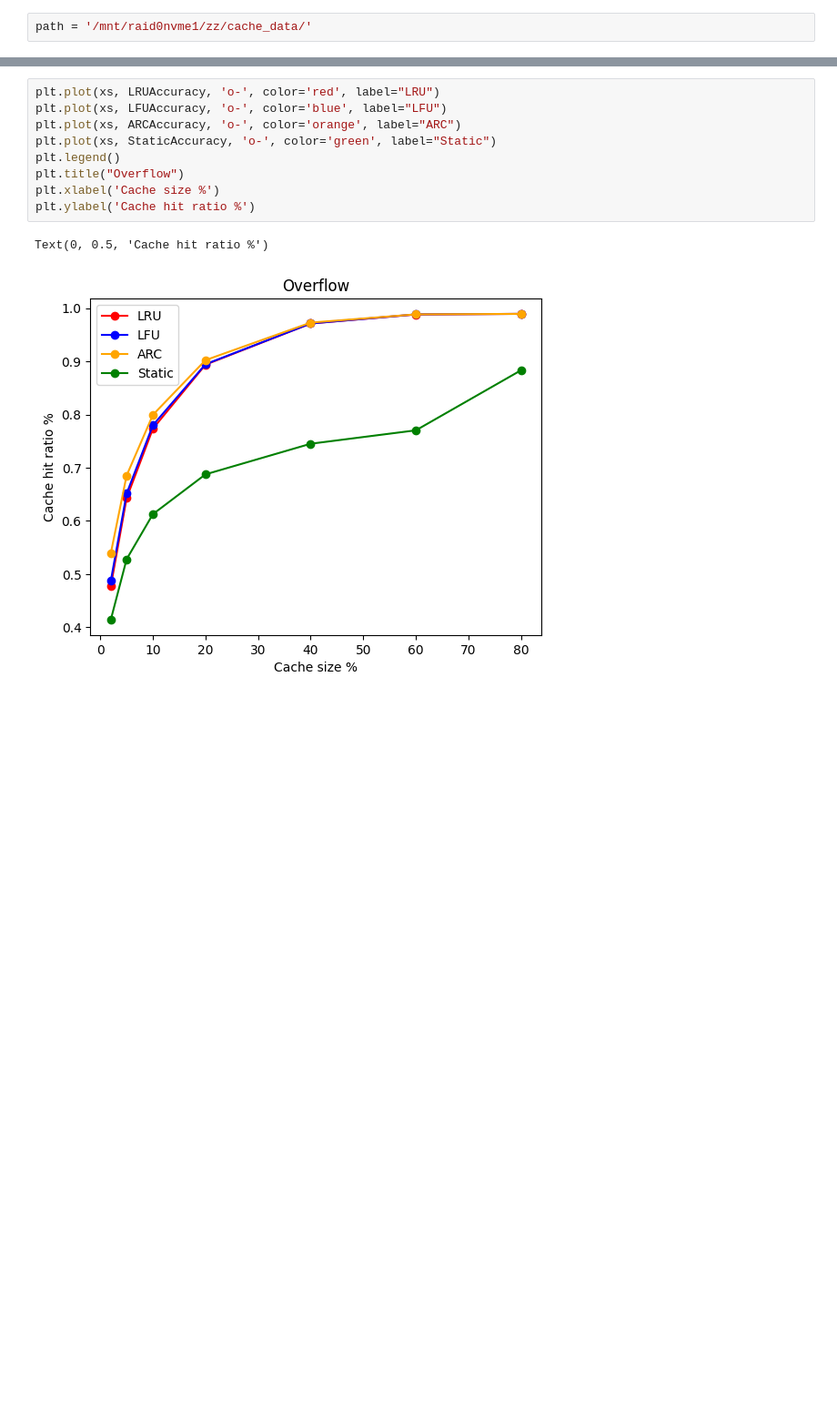
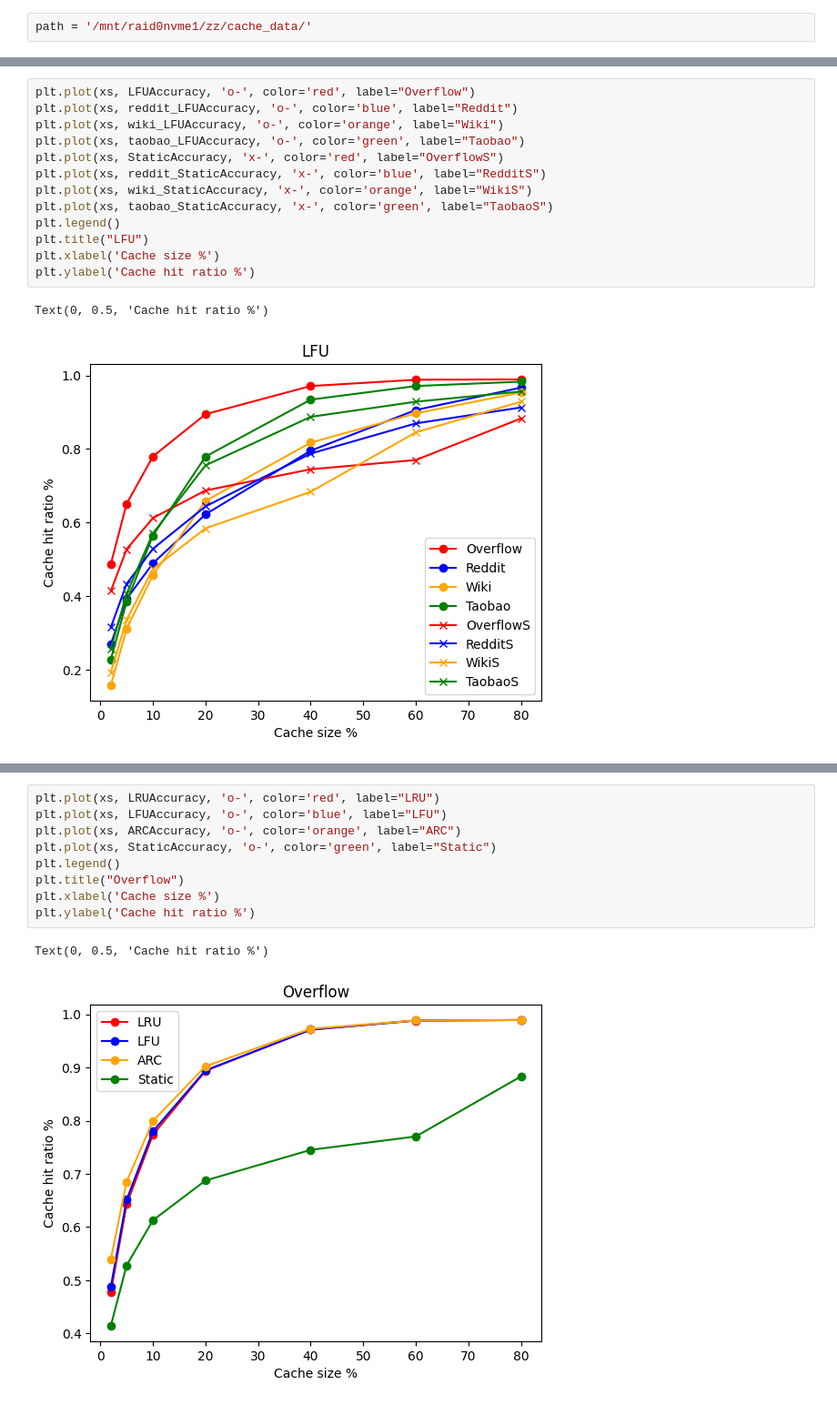
Before and after one commit to zimengzhou1/gnn-ssd, a Jupyter notebook: size_graphs.ipynb, the cells around one changed output, grey strips where cells are left out. Shown: that part at 91% size. Cells and saved outputs as stored; diff of their text form; blank space fills up the shorter version.

```diff
--- a/size_graphs.ipynb
+++ b/size_graphs.ipynb
@@ -76,0 +84,16 @@ Text(0, 0.5, 'Cache hit ratio %')
+# %%
+plt.plot(xs, LFUAccuracy, 'o-', color='red', label="Overflow")
+plt.plot(xs, reddit_LFUAccuracy, 'o-', color='blue', label="Reddit")
+plt.plot(xs, wiki_LFUAccuracy, 'o-', color='orange', label="Wiki")
+plt.plot(xs, taobao_LFUAccuracy, 'o-', color='green', label="Taobao")
+plt.plot(xs, StaticAccuracy, 'x-', color='red', label="OverflowS")
+plt.plot(xs, reddit_StaticAccuracy, 'x-', color='blue', label="RedditS")
+plt.plot(xs, wiki_StaticAccuracy, 'x-', color='orange', label="WikiS")
+plt.plot(xs, taobao_StaticAccuracy, 'x-', color='green', label="TaobaoS")
+plt.legend()
+plt.title("LFU")
+plt.xlabel('Cache size %')
+plt.ylabel('Cache hit ratio %')
+# %% [output]
+Text(0, 0.5, 'Cache hit ratio %')
+[figure, added]
```
Also changed, not shown: parts of 6 cells of this notebook, 8 other files.
